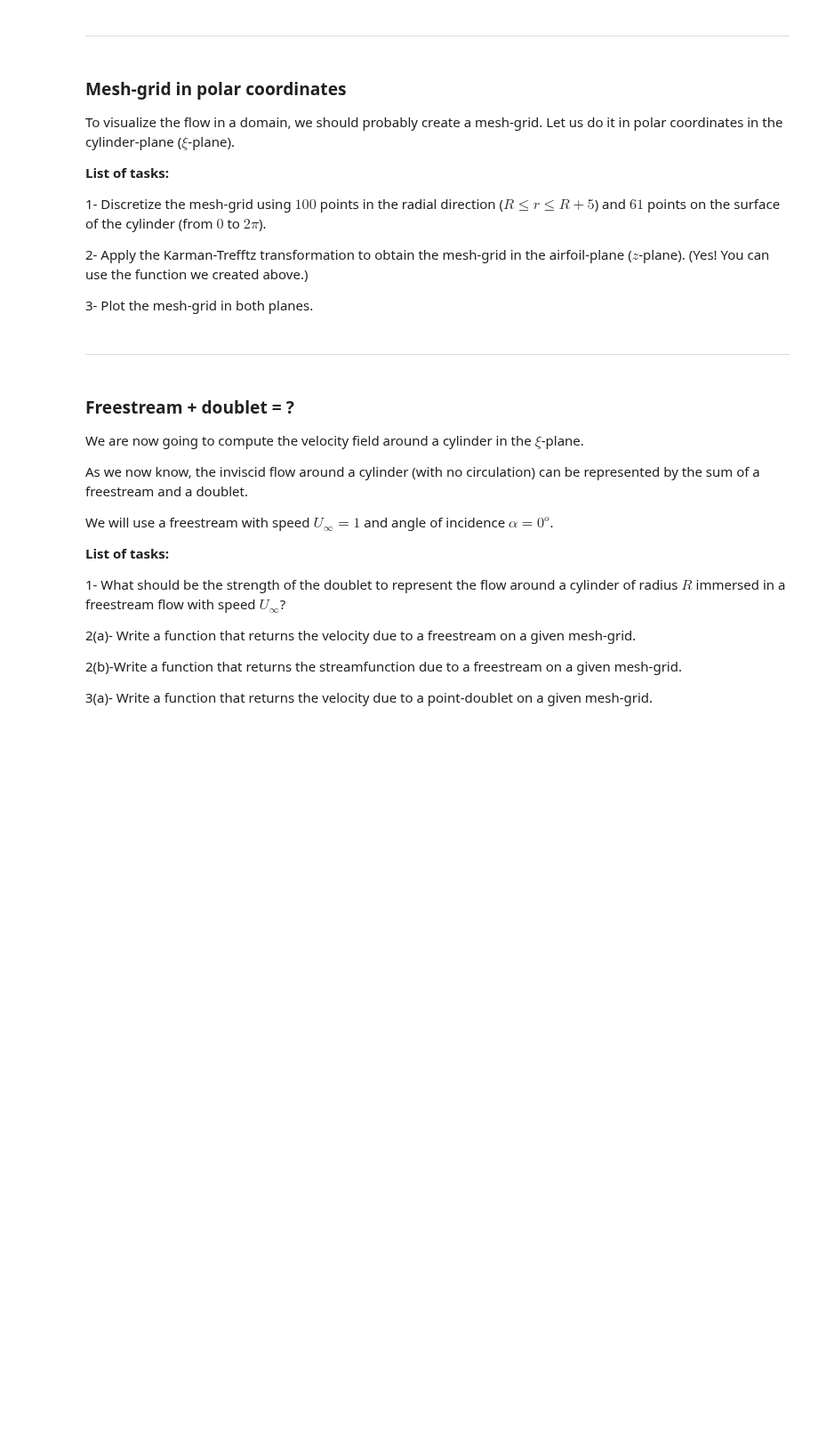
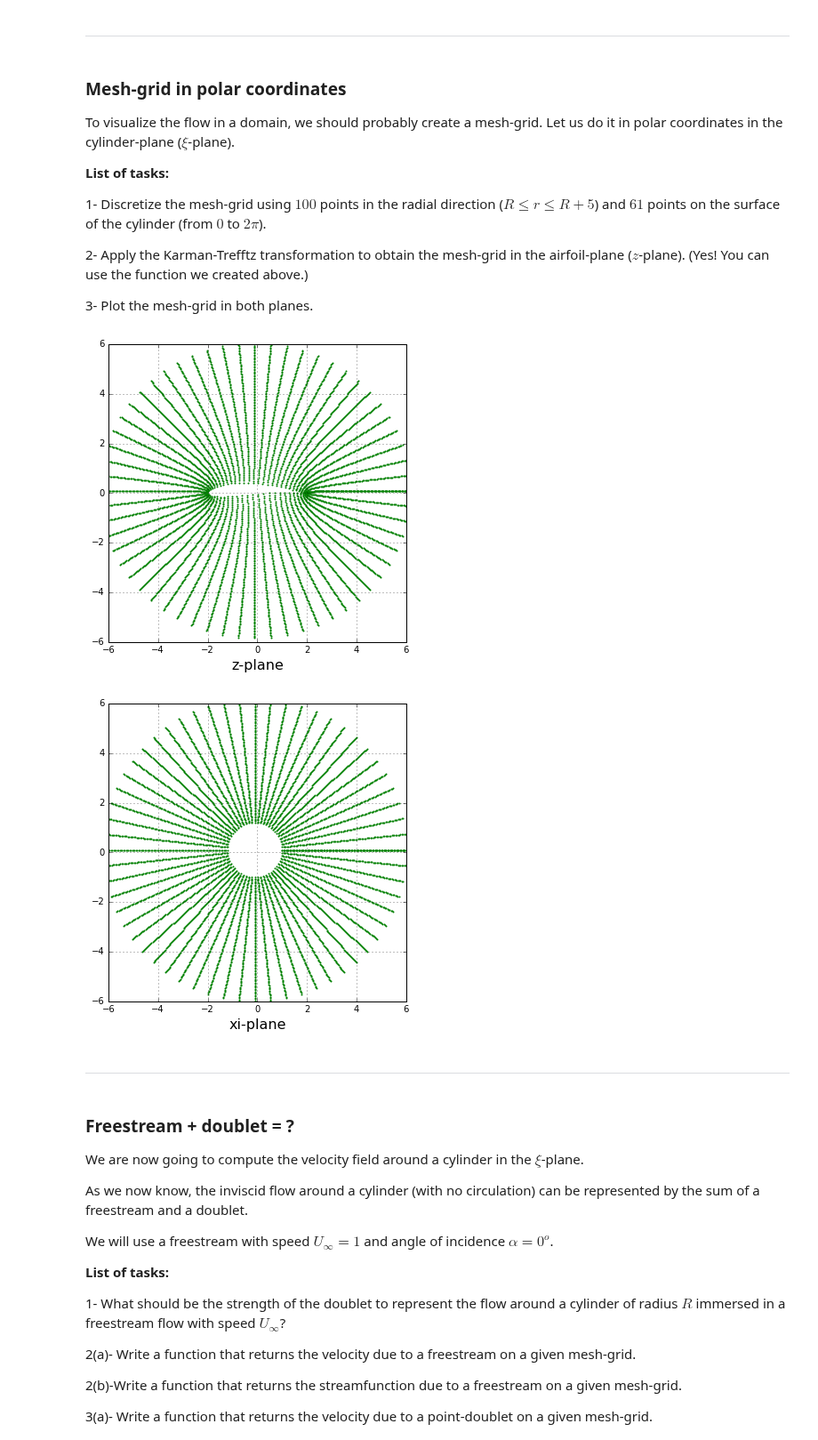
Before and after one commit to wangze233/MAE6226, a Jupyter notebook: midterm/midterm.ipynb, the cells around one changed output. Shown at 89% size. Cells and saved outputs as stored; diff of their text form; code cells hidden in the pictures; blank space fills up the shorter version.

```diff
--- a/midterm/midterm.ipynb
+++ b/midterm/midterm.ipynb
@@ -142,3 +140,36 @@ To visualize the flow in a domain, we should probably create a mesh-grid. Let us
+# %%
+# Use this cell to write your code.
+x_c,y_c,b=-0.1,0.1,1.0
+N_r=100
+N_theta=61
+r_point=numpy.linspace(R,R+5,N_r)
+theta_point=numpy.linspace(0,2*math.pi,N_theta)
+r_grid,theta_grid=numpy.meshgrid(r_point,theta_point)
+x_xi=r_grid*numpy.cos(theta_grid)+x_c
+y_xi=r_grid*numpy.sin(theta_grid)+y_c
+xi=x_xi+y_xi*1j
+z=get_Karman_Trefftz_transformation(b,theta,xi)
+x_z=z.real
+y_z=z.imag
+
+#get the plot in z-plane
+pyplot.figure(figsize=(6,6))
+pyplot.grid(True)
+pyplot.xlabel('z-plane',fontsize=16)
+pyplot.xlim(-6,6)
+pyplot.ylim(-6,6)
+pyplot.scatter(x_z,y_z,color='g', s=1, marker='o');
+
+#get the plot in xi-plane
+pyplot.figure(figsize=(6,6))
+pyplot.grid(True)
+pyplot.xlabel('xi-plane',fontsize=16)
+pyplot.xlim(-6,6)
+pyplot.ylim(-6,6)
+pyplot.scatter(x_xi,y_xi,color='g', s=1, marker='o');
+# %% [output]
+[figure, added]
+[figure, added]
 # %% [markdown]
 ---
 # %% [markdown]
```
Also changed, not shown: parts of 8 cells of this notebook.
